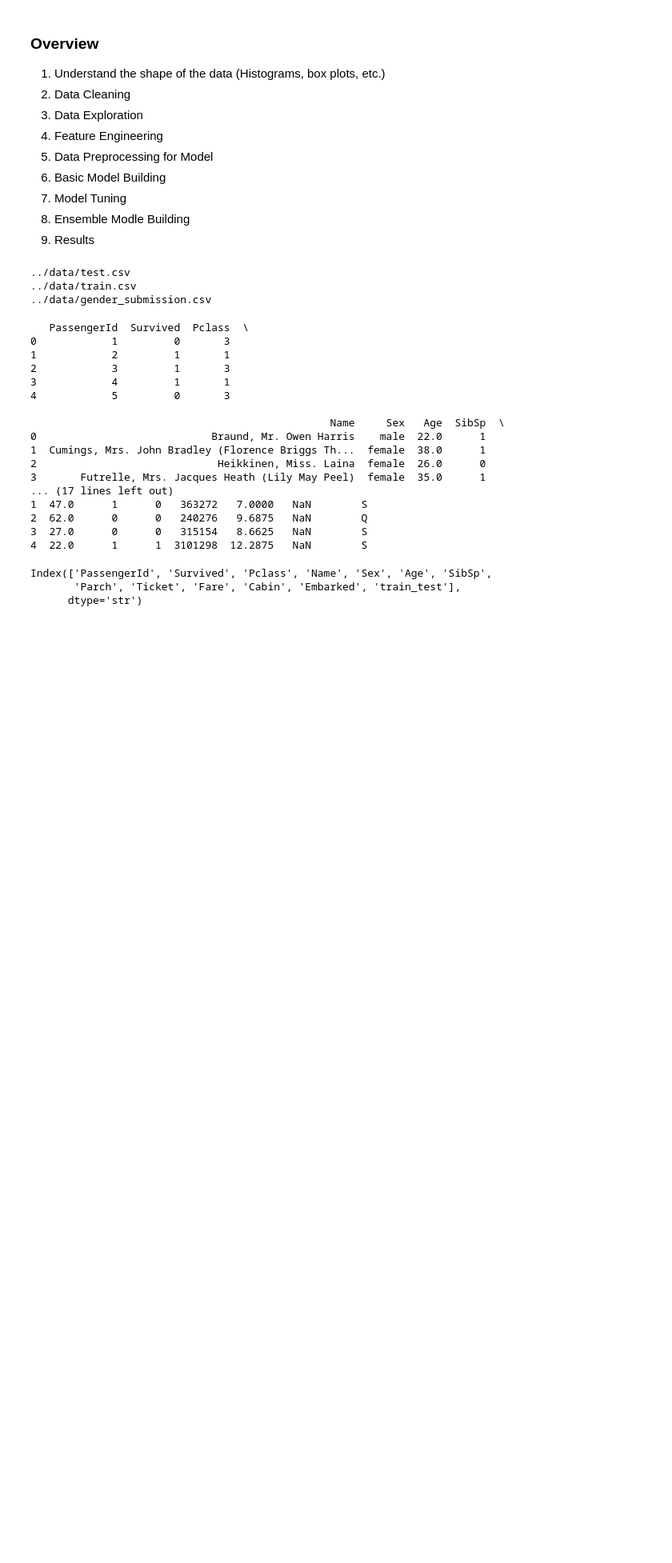
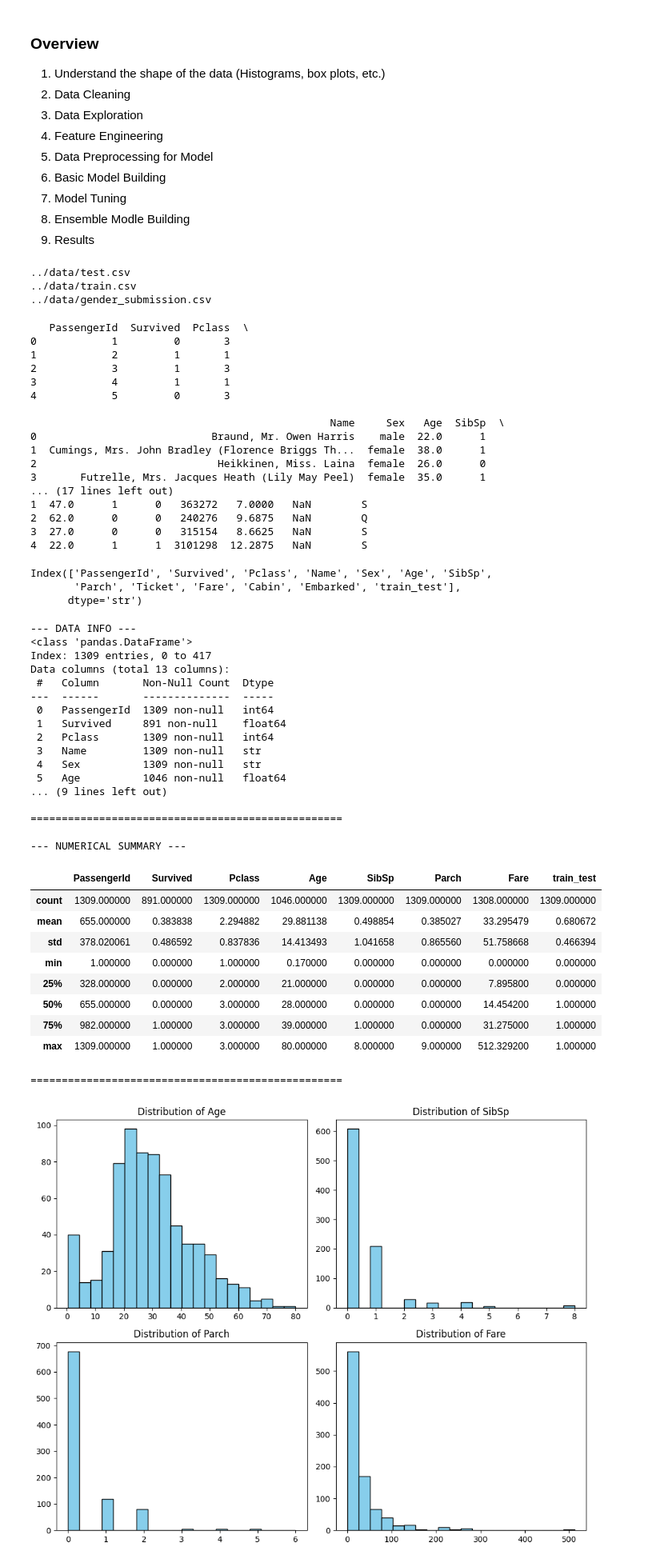
Before and after one commit to Tomlee-abila/kaggle-titanic, a Jupyter notebook: notebook/titanic.ipynb, the cells around one changed output. Shown at 80% size. Saved outputs shown, nothing was run; the diff lists cells and outputs as text; code cells hidden in the pictures; blank space fills up the shorter version.

Commit message:
feat: Add data info and numerical summary outputs to Titanic notebook.

```diff
--- a/notebook/titanic.ipynb
+++ b/notebook/titanic.ipynb
@@ -62,3 +62,57 @@ all_data.columns
 Index(['PassengerId', 'Survived', 'Pclass', 'Name', 'Sex', 'Age', 'SibSp',
        'Parch', 'Ticket', 'Fare', 'Cabin', 'Embarked', 'train_test'],
       dtype='str')
+# %%
+# 1. Check the data types and see where we have missing values (nulls)
+print("--- DATA INFO ---")
+all_data.info()
+print("\n" + "="*50 + "\n")
+
+# 2. Get basic statistics for our numerical columns (mean, min, max, etc.)
+print("--- NUMERICAL SUMMARY ---")
+display(all_data.describe())
+print("\n" + "="*50 + "\n")
+
+# 3. Separate numerical and categorical columns for easier analysis later
+df_num = training[['Age','SibSp','Parch','Fare']]
+df_cat = training[['Survived','Pclass','Sex','Ticket','Cabin','Embarked']]
+
+# 4. Plot histograms for all the numerical variables to understand their distributions
+import matplotlib.pyplot as plt
+
+plt.figure(figsize=(10, 8))
+for i, col in enumerate(df_num.columns):
+    plt.subplot(2, 2, i + 1)
+    plt.hist(df_num[col].dropna(), bins=20, color='skyblue', edgecolor='black')
+    plt.title(f'Distribution of {col}')
+plt.tight_layout()
+plt.show()
+# %% [output]
+--- DATA INFO ---
+<class 'pandas.DataFrame'>
+Index: 1309 entries, 0 to 417
+Data columns (total 13 columns):
+ #   Column       Non-Null Count  Dtype
+---  ------       --------------  -----
+ 0   PassengerId  1309 non-null   int64
+ 1   Survived     891 non-null    float64
+ 2   Pclass       1309 non-null   int64
+ 3   Name         1309 non-null   str
+ 4   Sex          1309 non-null   str
+ 5   Age          1046 non-null   float64
+... (9 lines left out)
+
+==================================================
+
+--- NUMERICAL SUMMARY ---
+|  | PassengerId | Survived | Pclass | Age | SibSp | Parch | Fare | train_test |
+| count | 1309.000000 | 891.000000 | 1309.000000 | 1046.000000 | 1309.000000 | 1309.000000 | 1308.000000 | 1309.000000 |
+| mean | 655.000000 | 0.383838 | 2.294882 | 29.881138 | 0.498854 | 0.385027 | 33.295479 | 0.680672 |
+| std | 378.020061 | 0.486592 | 0.837836 | 14.413493 | 1.041658 | 0.865560 | 51.758668 | 0.466394 |
+| min | 1.000000 | 0.000000 | 1.000000 | 0.170000 | 0.000000 | 0.000000 | 0.000000 | 0.000000 |
+| 25% | 328.000000 | 0.000000 | 2.000000 | 21.000000 | 0.000000 | 0.000000 | 7.895800 | 0.000000 |
+| 50% | 655.000000 | 0.000000 | 3.000000 | 28.000000 | 0.000000 | 0.000000 | 14.454200 | 1.000000 |
+| 75% | 982.000000 | 1.000000 | 3.000000 | 39.000000 | 1.000000 | 0.000000 | 31.275000 | 1.000000 |
+| max | 1309.000000 | 1.000000 | 3.000000 | 80.000000 | 8.000000 | 9.000000 | 512.329200 | 1.000000 |
+==================================================
+[figure, added]
```
